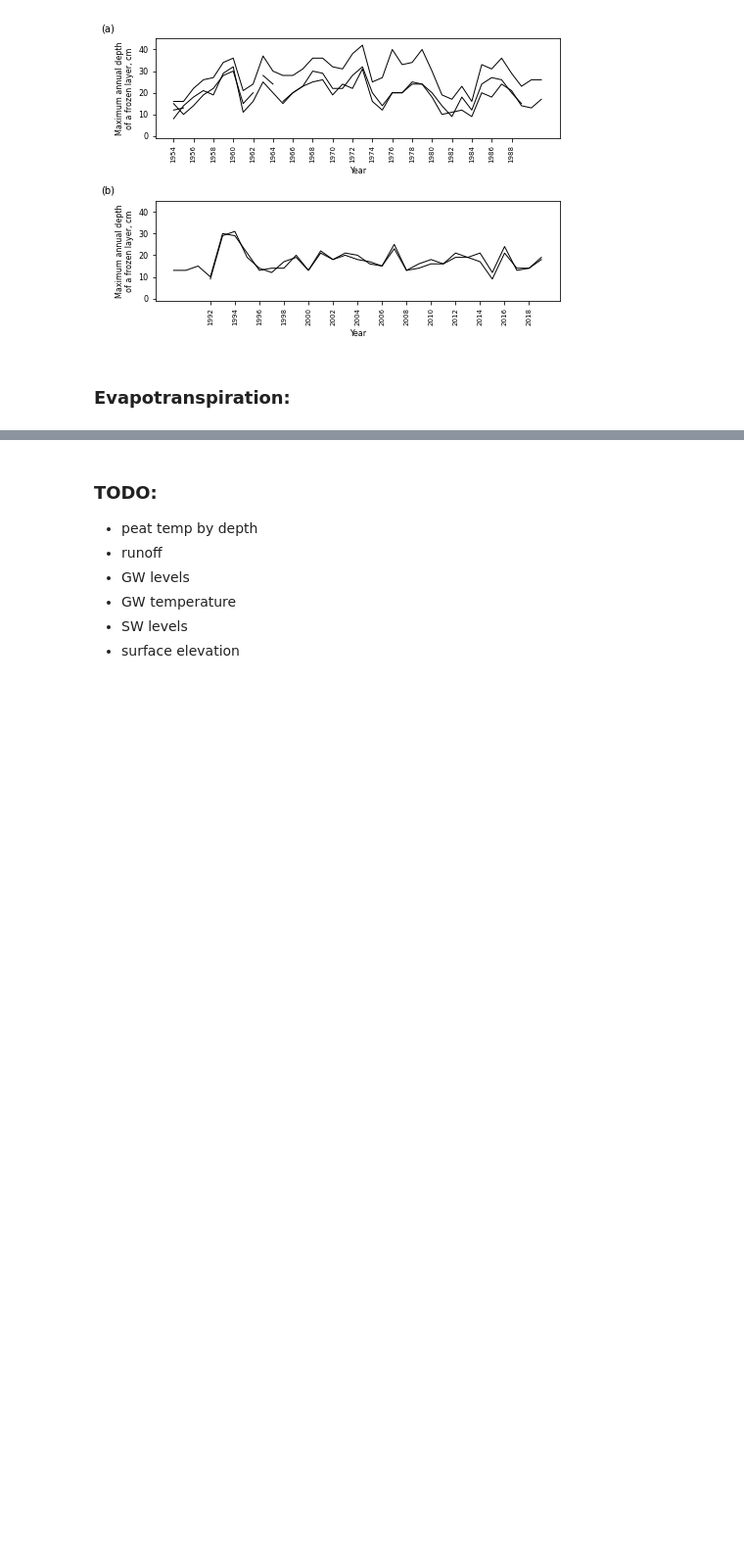
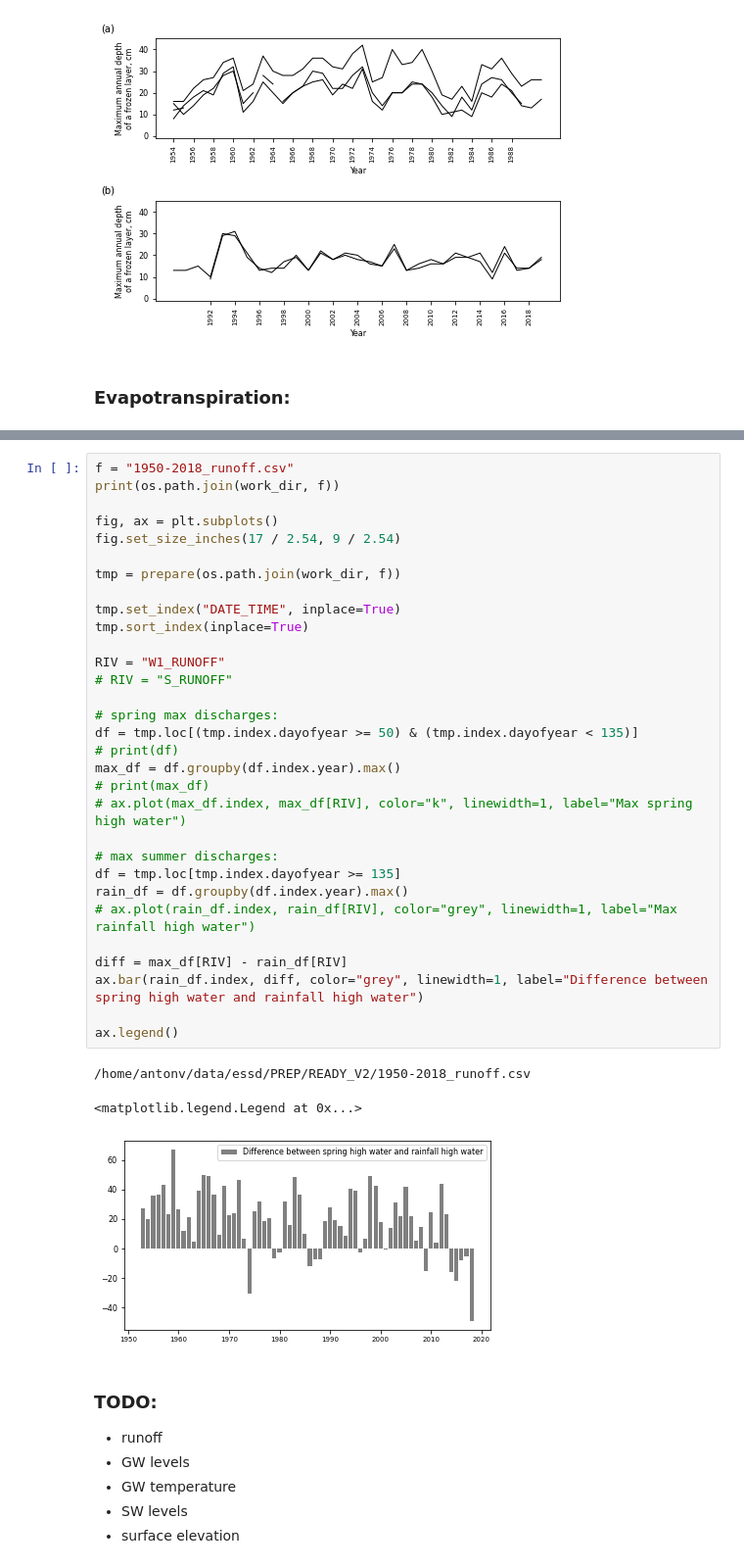
Before and after one commit to shi-hydrology/lammin-suo-plots, a Jupyter notebook: lammin_suo_plots.ipynb, the cells around one changed output, grey strips where cells are left out. Shown: that part at 98% size. Saved outputs shown, nothing was run; the diff lists cells and outputs as text; blank space fills up the shorter version.

```diff
--- a/lammin_suo_plots.ipynb
+++ b/lammin_suo_plots.ipynb
@@ -670,6 +701,40 @@ plt.savefig(fig_path, dpi=300, transparent=False, facecolor="white")
+# %%
+f = "1950-2018_runoff.csv"
+print(os.path.join(work_dir, f))
+
+fig, ax = plt.subplots()
+fig.set_size_inches(17 / 2.54, 9 / 2.54)
+
+tmp = prepare(os.path.join(work_dir, f))
+
+tmp.set_index("DATE_TIME", inplace=True)
+tmp.sort_index(inplace=True)
+
+RIV = "W1_RUNOFF"
+# RIV = "S_RUNOFF"
+
+# spring max discharges:
+df = tmp.loc[(tmp.index.dayofyear >= 50) & (tmp.index.dayofyear < 135)]
+# print(df)
+max_df = df.groupby(df.index.year).max()
+# print(max_df)
+# ax.plot(max_df.index, max_df[RIV], color="k", linewidth=1, label="Max spring high water")
+
+# max summer discharges:
+df = tmp.loc[tmp.index.dayofyear >= 135]
+rain_df = df.groupby(df.index.year).max()
+# ax.plot(rain_df.index, rain_df[RIV], color="grey", linewidth=1, label="Max rainfall high water")
+
+diff = max_df[RIV] - rain_df[RIV]
+ax.bar(rain_df.index, diff, color="grey", linewidth=1, label="Difference between spring high water and rainfall high water")
+
+ax.legend()
+# %% [output]
+/home/antonv/data/essd/PREP/READY_V2/1950-2018_runoff.csv
+<matplotlib.legend.Legend at 0x...>
+[figure, added]
 # %% [markdown]
 ### TODO:
-- peat temp by depth
 - runoff
 - GW levels
 - GW temperature
```
Also changed, not shown: parts of 7 cells of this notebook.
